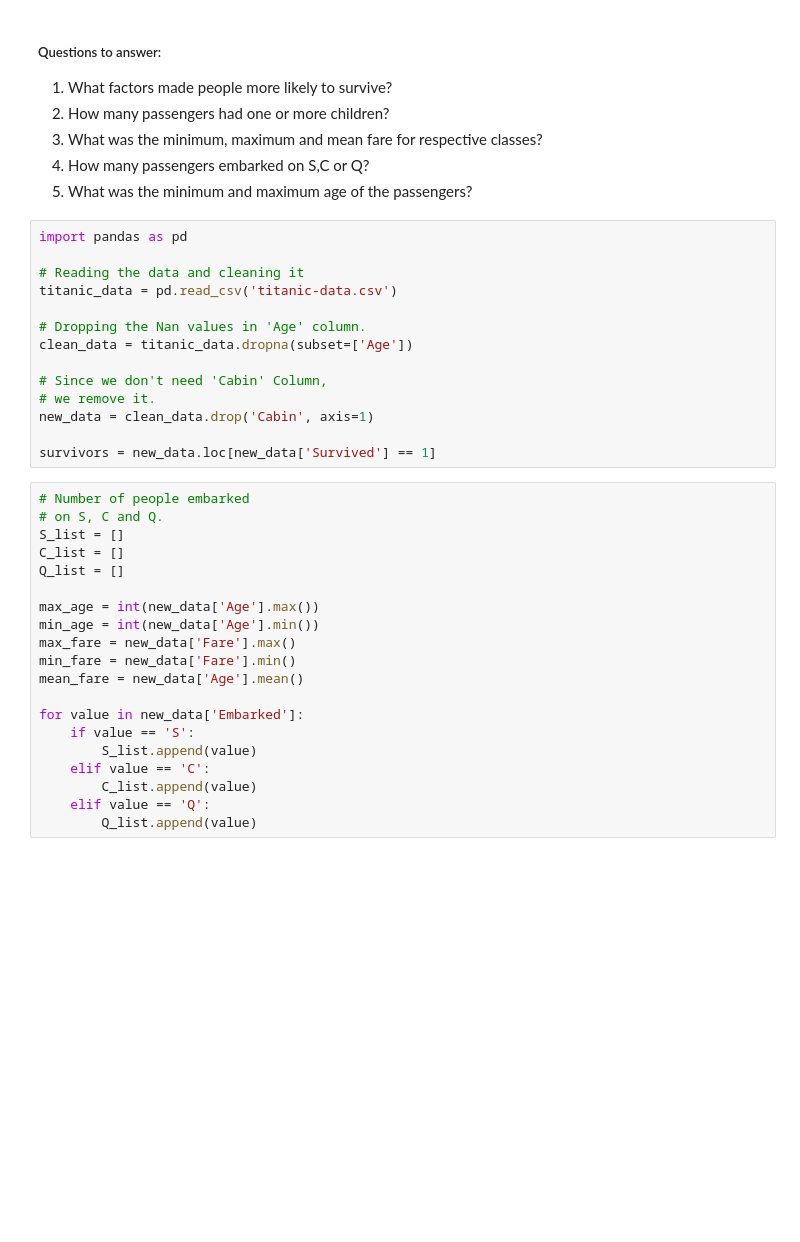
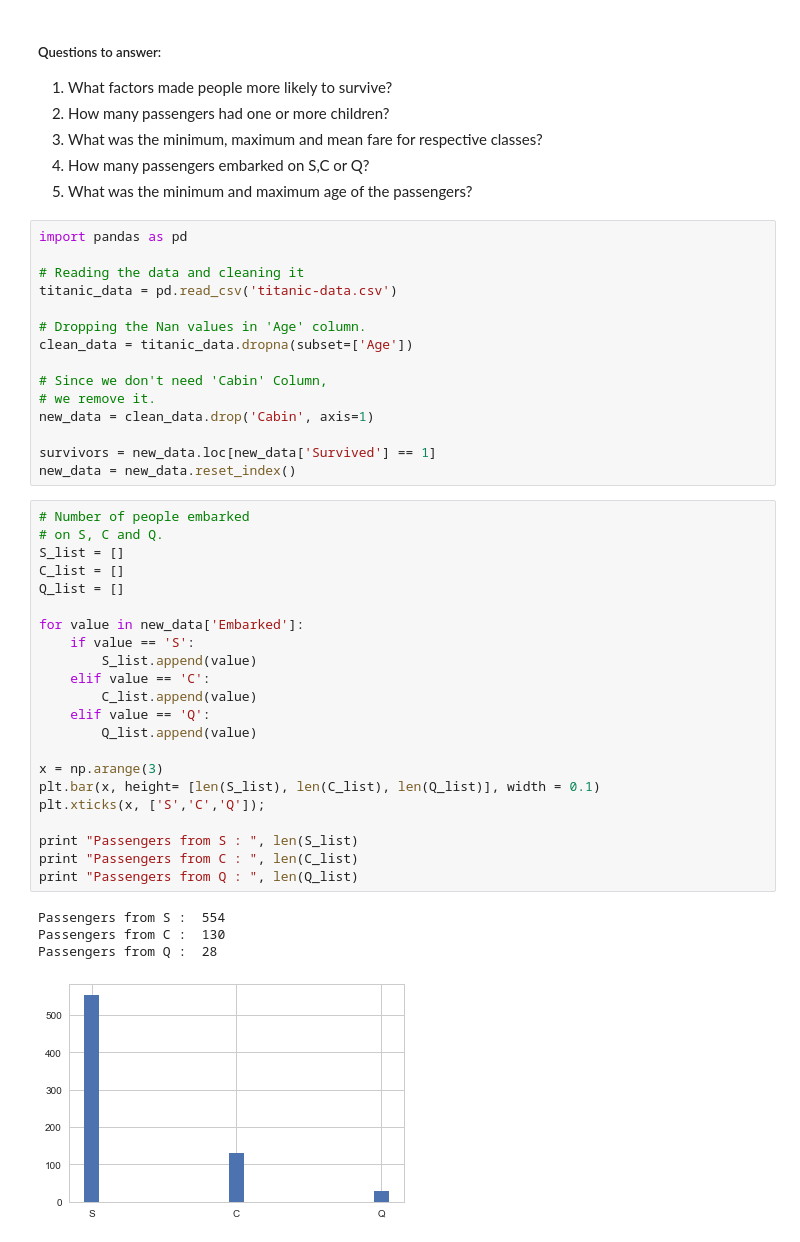
Before and after one commit to ashwanijha04/Data_Analysis, a Jupyter notebook: Titanic Data Analysis.ipynb, the cells around one changed output. Drawn from its saved outputs; the diff is of its cells as text; blank space fills up the shorter version.

```diff
--- a/Titanic Data Analysis.ipynb
+++ b/Titanic Data Analysis.ipynb
@@ -22,23 +22,31 @@ clean_data = titanic_data.dropna(subset=['Age'])
 new_data = clean_data.drop('Cabin', axis=1)
 
 survivors = new_data.loc[new_data['Survived'] == 1]
+new_data = new_data.reset_index()
 # %%
 # Number of people embarked
 # on S, C and Q.
 S_list = []
 C_list = []
 Q_list = []
-
-max_age = int(new_data['Age'].max())
-min_age = int(new_data['Age'].min())
-max_fare = new_data['Fare'].max()
-min_fare = new_data['Fare'].min()
-mean_fare = new_data['Age'].mean()
 
 for value in new_data['Embarked']:
     if value == 'S':
         S_list.append(value)
     elif value == 'C':
         C_list.append(value)
     elif value == 'Q':
         Q_list.append(value)
+
+x = np.arange(3)
+plt.bar(x, height= [len(S_list), len(C_list), len(Q_list)], width = 0.1)
+plt.xticks(x, ['S','C','Q']);
+
+print "Passengers from S : ", len(S_list)
+print "Passengers from C : ", len(C_list)
+print "Passengers from Q : ", len(Q_list)
+# %% [output]
+Passengers from S :  554
+Passengers from C :  130
+Passengers from Q :  28
+[figure, added]
```
Also changed, not shown: parts of 13 cells of this notebook.
